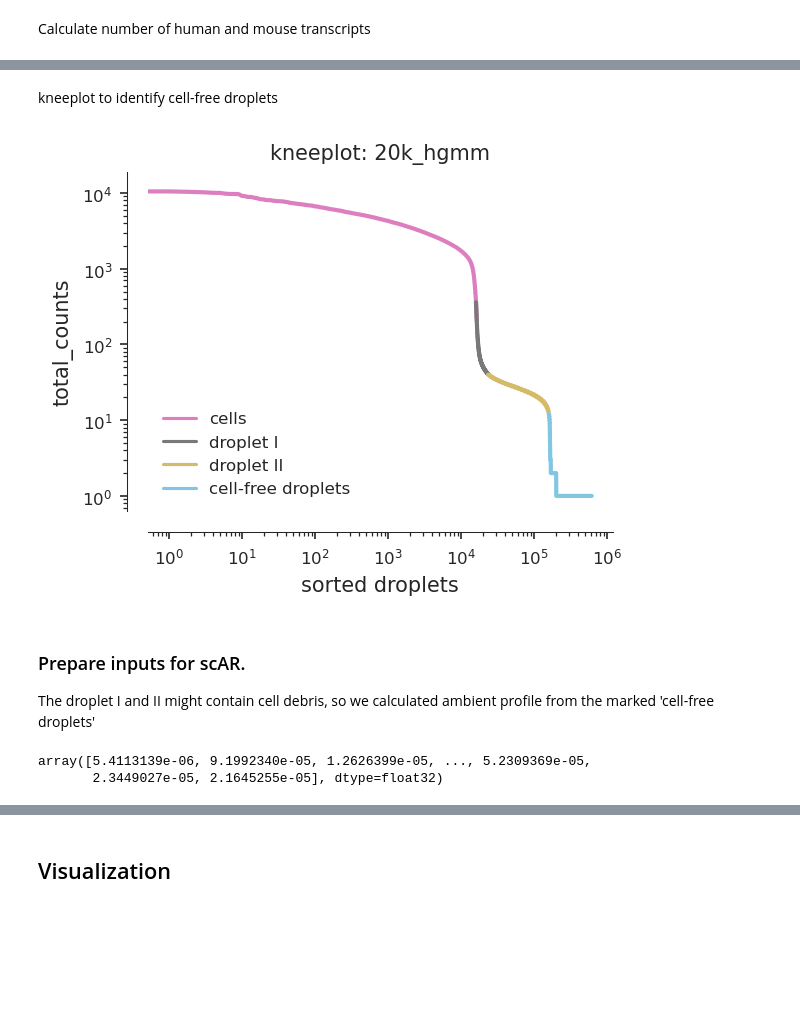
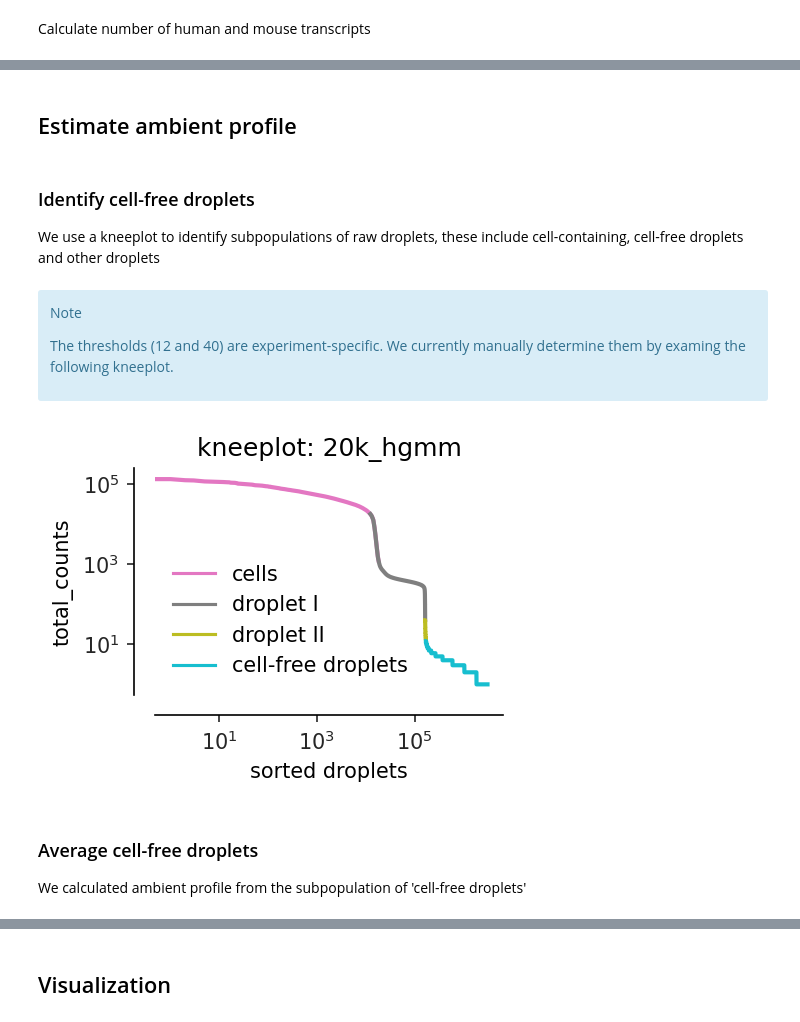
Before and after one commit to Novartis/scar, a Jupyter notebook: docs/scAR_tutorial_mRNA_denoising.ipynb, the cells around one changed output, grey strips where cells are left out. Drawn from its saved outputs; the diff is of its cells as text; code cells hidden in the pictures; blank space fills up the shorter version.

```diff
--- a/docs/scAR_tutorial_mRNA_denoising.ipynb
+++ b/docs/scAR_tutorial_mRNA_denoising.ipynb
@@ -68,0 +49,4 @@ Variable names are not unique. To make them unique, call `.var_names_make_unique
+# %%
+hgmm_20k = sc.read_10x_h5(filename='20k_hgmm_3p_HT_nextgem_Chromium_X_filtered_feature_bc_matrix.h5ad',
+                             backup_url='https://cf.10xgenomics.com/samples/cell-exp/6.1.0/20k_hgmm_3p_HT_nextgem_Chromium_X/20k_hgmm_3p_HT_nextgem_Chromium_X_filtered_feature_bc_matrix.h5');
+hgmm_20k.var_names_make_unique();
@@ -69,3 +57,6 @@ Variable names are not unique. To make them unique, call `.var_names_make_unique
+# %%
+hgmm_20k_anno = pd.read_csv('../datasets/20k_hgmm_cell_annotation.csv', index_col=0)
+hgmm_20k.obs=hgmm_20k.obs.join(hgmm_20k_anno[['species']])
 # %% [markdown]
 Gene and cell filtering
 # %%
@@ -77,5 +66,5 @@ species_mix_raw = species_mix_raw[:, species_mix.var_names]
 # %% [markdown]
 Calculate number of human and mouse transcripts
 # %%
-species_mix.obs['human gene counts'] = species_mix[:, species_mix.var['genome']=="GRCh38"].X.sum(axis=1).A1
-species_mix.obs['mouse gene counts'] = species_mix[:, species_mix.var['genome']=="mm10"].X.sum(axis=1).A1
+hgmm_20k.obs['human gene counts'] = hgmm_20k[:, hgmm_20k.var['genome']=="GRCh38"].X.sum(axis=1).A1
+hgmm_20k.obs['mouse gene counts'] = hgmm_20k[:, hgmm_20k.var['genome']=="mm10"].X.sum(axis=1).A1
@@ -82,46 +92,51 @@ species_mix.obs['mouse gene counts'] = species_mix[:, species_mix.var['genome']=
+# %% [markdown]
+## Estimate ambient profile
 # %% [markdown]
-kneeplot to identify cell-free droplets
+### Identify cell-free droplets
+
+We use a kneeplot to identify subpopulations of raw droplets, these include cell-containing, cell-free droplets and other droplets
 # %%
-rank_UMIs = pd.DataFrame(species_mix_raw.X.sum(axis=1), index = species_mix_raw.obs_names, columns=['total_counts'])
+all_droplets = pd.DataFrame(hgmm_20k_raw.X.sum(axis=1), index = hgmm_20k_raw.obs_names, columns=['total_counts'])
 
-rank_UMIs['droplets'] = 'cell-free droplets'
-rank_UMIs['droplets'] = rank_UMIs['droplets'].mask(rank_UMIs['total_counts']>12, 'droplet II')
-rank_UMIs['droplets'] = rank_UMIs['droplets'].mask(rank_UMIs['total_counts']>40, 'droplet I')
-rank_UMIs['droplets'] = rank_UMIs['droplets'].mask(rank_UMIs.index.isin(species_mix.obs_names), 'cells')
-rank_UMIs = rank_UMIs.sort_values(by='total_counts', ascending=False).reset_index().rename_axis("rank").reset_index()
-rank_UMIs = rank_UMIs.loc[rank_UMIs['total_counts']>0]
-rank_UMIs = rank_UMIs.set_index('index').rename_axis('cells')
+all_droplets['droplets'] = 'cell-free droplets'
+all_droplets['droplets'] = all_droplets['droplets'].mask(all_droplets['total_counts']>12, 'droplet II')
+all_droplets['droplets'] = all_droplets['droplets'].mask(all_droplets['total_counts']>40, 'droplet I')
+all_droplets['droplets'] = all_droplets['droplets'].mask(all_droplets.index.isin(hgmm_20k.obs_names), 'cells')
+all_droplets = all_droplets.sort_values(by='total_counts', ascending=False).reset_index().rename_axis("rank").reset_index()
+all_droplets = all_droplets.loc[all_droplets['total_counts']>0]
+all_droplets = all_droplets.set_index('index').rename_axis('cells')
+# %% [markdown]
+<div class="alert alert-info">
+
+Note
+
+The thresholds (12 and 40) are experiment-specific. We currently manually determine them by examing the following kneeplot.
+
+</div>
 # %%
-plt.figure(figsize=(4, 3), dpi=150)
+plt.figure(figsize=(3, 2), dpi=150)
 
-ax = sns.lineplot(data = rank_UMIs,
+ax = sns.lineplot(data = all_droplets,
                   x='rank',
                   y='total_counts',
                   hue='droplets',
                   hue_order=['cells', 'droplet I', 'droplet II', 'cell-free droplets'],
                   palette=sns.color_palette()[-4:],
                   markers=False,
                   lw=2)
 
 ax.set_xscale('log')
 ax.set_yscale('log')
 ax.set_xlabel('sorted droplets');
 ax.legend(loc='lower left', ncol=1, title=None, frameon=False)
-ax.set_title(f'kneeplot: 20k_hgmm');
+ax.set_title(f'kneeplot: 20k_hgmm')
 
 sns.set_palette("muted")
 sns.set_style("ticks")
 sns.despine(offset=10, trim=False);
 # %% [output]
-[figure, old version]
+[figure, new version]
 # %% [markdown]
-### Prepare inputs for scAR.
+### Average cell-free droplets
 
-The droplet I and II might contain cell debris, so we calculated ambient profile from the marked 'cell-free droplets'
+We calculated ambient profile from the subpopulation of 'cell-free droplets'
-# %%
-non_cell_droplets = species_mix_raw[species_mix_raw.obs_names.isin(rank_UMIs[rank_UMIs['droplets']=='cell-free droplets'].index)].X.sum(axis=0)
-empty_profile=(non_cell_droplets/non_cell_droplets.sum()).A1
-empty_profile
-# %% [output]
-array([5.4113139e-06, 9.1992340e-05, 1.2626399e-05, ..., 5.2309369e-05,
-       2.3449027e-05, 2.1645255e-05], dtype=float32)
```
Also changed, not shown: parts of 29 cells of this notebook, 11 other files.
